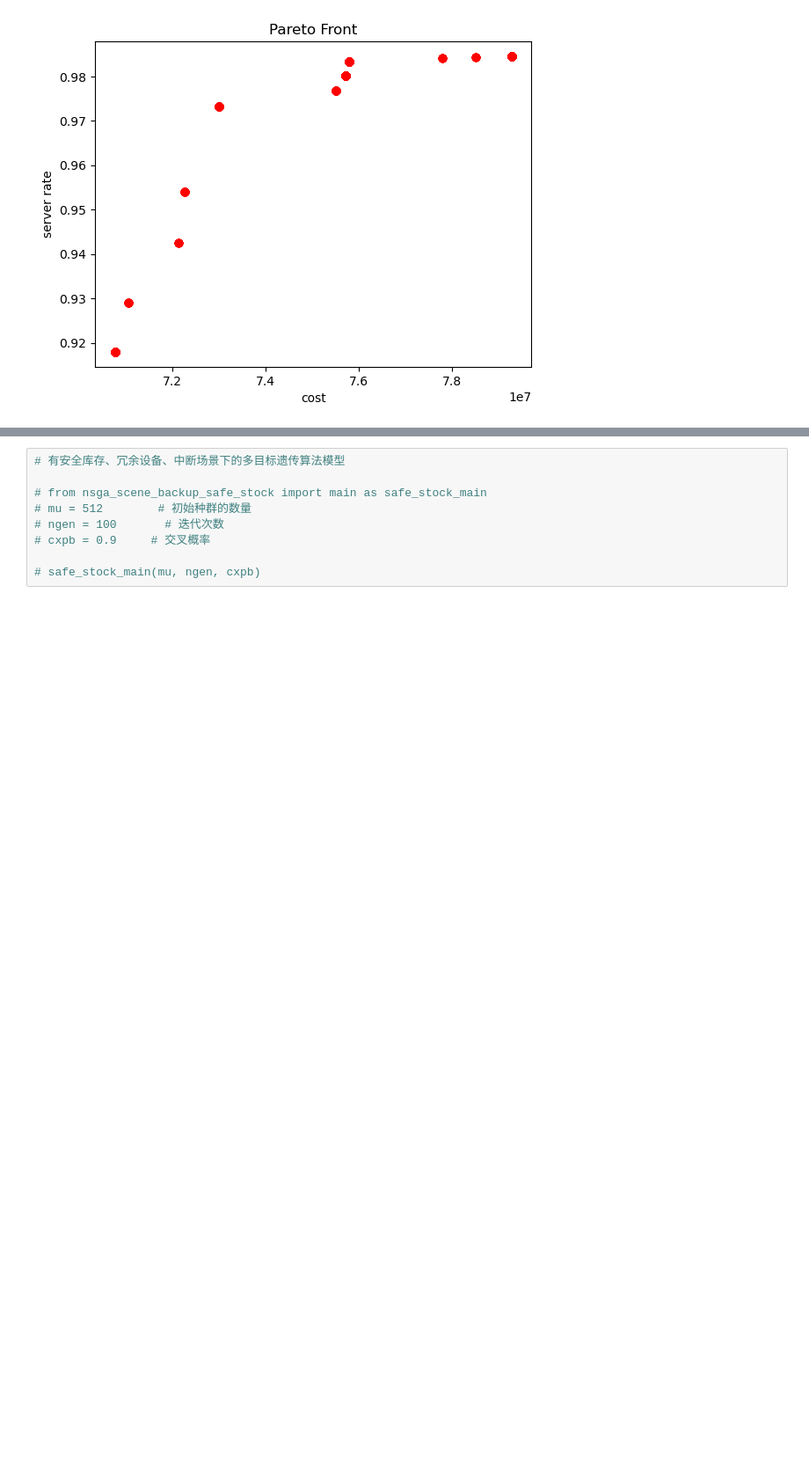
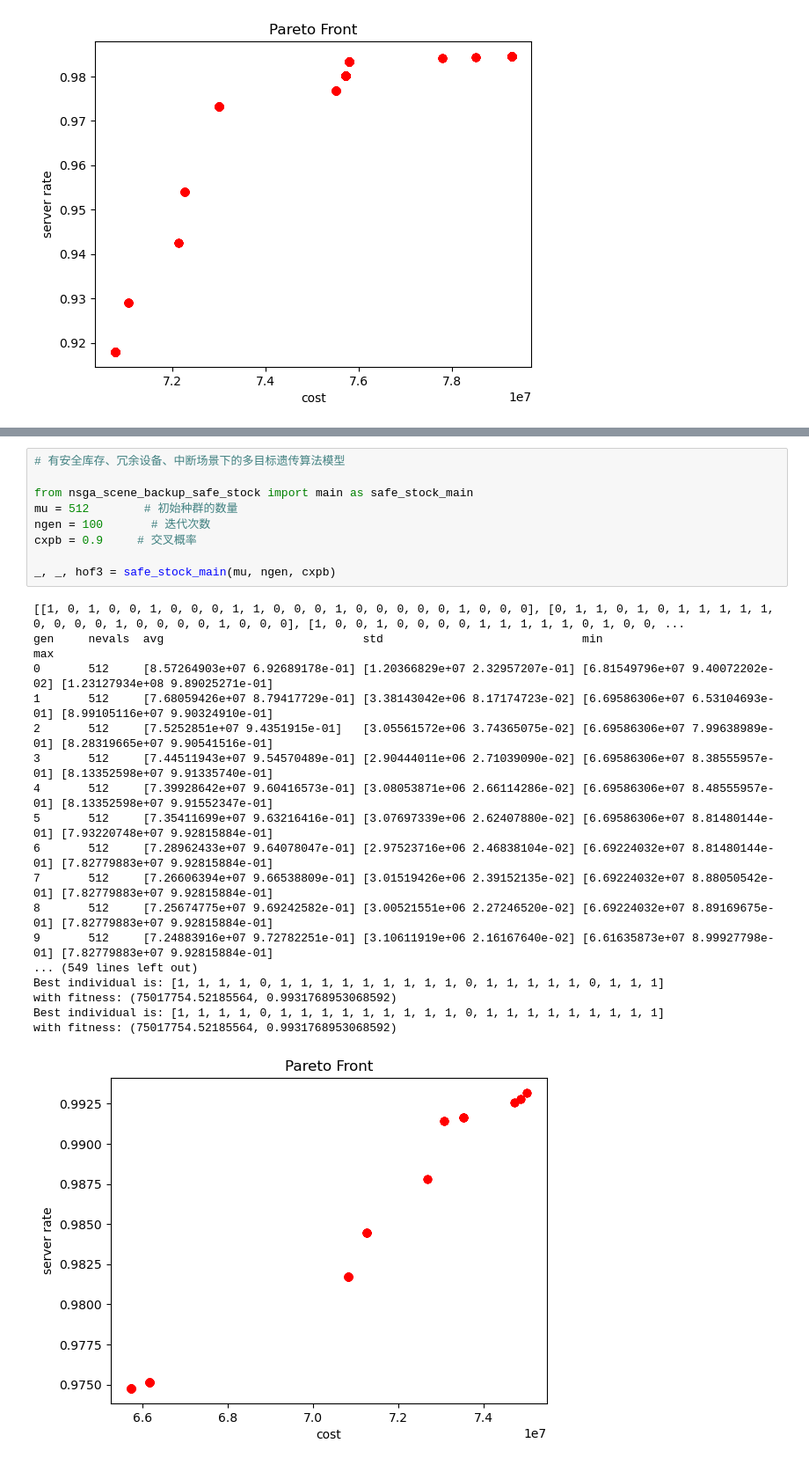
Before and after one commit to xianthLi/paper_ga, a Jupyter notebook: result.ipynb, the cells around one changed output, grey strips where cells are left out. Shown at 88% size. Saved outputs shown, nothing was run; the diff lists cells and outputs as text; blank space fills up the shorter version.

Commit message:
add safe storage

```diff
--- a/result.ipynb
+++ b/result.ipynb
@@ -112,9 +112,28 @@ draw_point(hof1, hof2)
 # %%
 # 有安全库存、冗余设备、中断场景下的多目标遗传算法模型
 
-# from nsga_scene_backup_safe_stock import main as safe_stock_main
-# mu = 512        # 初始种群的数量
-# ngen = 100       # 迭代次数
-# cxpb = 0.9     # 交叉概率
+from nsga_scene_backup_safe_stock import main as safe_stock_main
+mu = 512        # 初始种群的数量
+ngen = 100       # 迭代次数
+cxpb = 0.9     # 交叉概率
 
-# safe_stock_main(mu, ngen, cxpb)
+_, _, hof3 = safe_stock_main(mu, ngen, cxpb)
+# %% [output]
+[[1, 0, 1, 0, 0, 1, 0, 0, 0, 1, 1, 0, 0, 0, 1, 0, 0, 0, 0, 0, 1, 0, 0, 0], [0, 1, 1, 0, 1, 0, 1, 1, 1, 1, 1, 0, 0, 0, 0, 1, 0, 0, 0, 0, 1, 0, 0, 0], [1, 0, 0, 1, 0, 0, 0, 0, 1, 1, 1, 1, 1, 0, 1, 0, 0, ...
+gen     nevals  avg                             std                             min                             max
+0       512     [8.57264903e+07 6.92689178e-01] [1.20366829e+07 2.32957207e-01] [6.81549796e+07 9.40072202e-02] [1.23127934e+08 9.89025271e-01]
+1       512     [7.68059426e+07 8.79417729e-01] [3.38143042e+06 8.17174723e-02] [6.69586306e+07 6.53104693e-01] [8.99105116e+07 9.90324910e-01]
+2       512     [7.5252851e+07 9.4351915e-01]   [3.05561572e+06 3.74365075e-02] [6.69586306e+07 7.99638989e-01] [8.28319665e+07 9.90541516e-01]
+3       512     [7.44511943e+07 9.54570489e-01] [2.90444011e+06 2.71039090e-02] [6.69586306e+07 8.38555957e-01] [8.13352598e+07 9.91335740e-01]
+4       512     [7.39928642e+07 9.60416573e-01] [3.08053871e+06 2.66114286e-02] [6.69586306e+07 8.48555957e-01] [8.13352598e+07 9.91552347e-01]
+5       512     [7.35411699e+07 9.63216416e-01] [3.07697339e+06 2.62407880e-02] [6.69586306e+07 8.81480144e-01] [7.93220748e+07 9.92815884e-01]
+6       512     [7.28962433e+07 9.64078047e-01] [2.97523716e+06 2.46838104e-02] [6.69224032e+07 8.81480144e-01] [7.82779883e+07 9.92815884e-01]
+7       512     [7.26606394e+07 9.66538809e-01] [3.01519426e+06 2.39152135e-02] [6.69224032e+07 8.88050542e-01] [7.82779883e+07 9.92815884e-01]
+8       512     [7.25674775e+07 9.69242582e-01] [3.00521551e+06 2.27246520e-02] [6.69224032e+07 8.89169675e-01] [7.82779883e+07 9.92815884e-01]
+9       512     [7.24883916e+07 9.72782251e-01] [3.10611919e+06 2.16167640e-02] [6.61635873e+07 8.99927798e-01] [7.82779883e+07 9.92815884e-01]
+... (549 lines left out)
+Best individual is: [1, 1, 1, 1, 0, 1, 1, 1, 1, 1, 1, 1, 1, 1, 0, 1, 1, 1, 1, 1, 0, 1, 1, 1]
+with fitness: (75017754.52185564, 0.9931768953068592)
+Best individual is: [1, 1, 1, 1, 0, 1, 1, 1, 1, 1, 1, 1, 1, 1, 0, 1, 1, 1, 1, 1, 1, 1, 1, 1]
+with fitness: (75017754.52185564, 0.9931768953068592)
+[figure, added]
```
Also changed, not shown: parts of 2 cells of this notebook, 4 other files.
